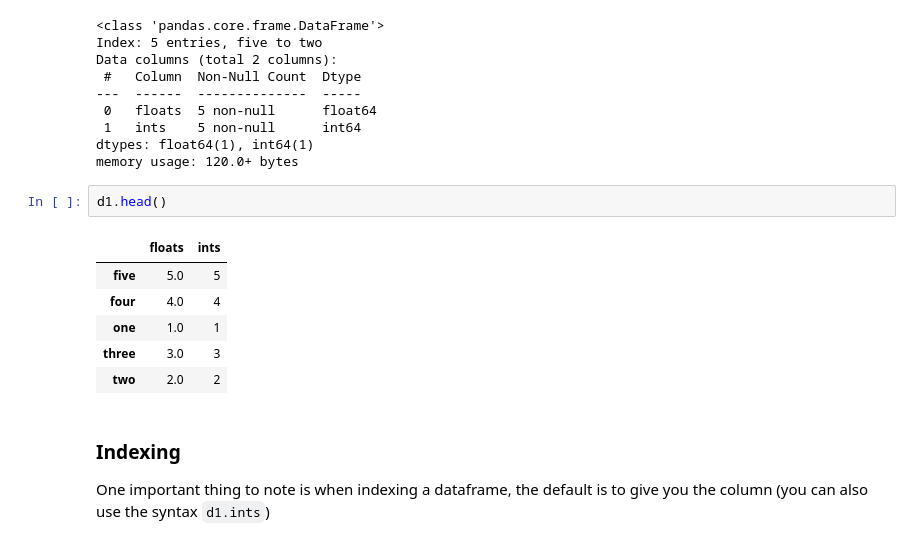
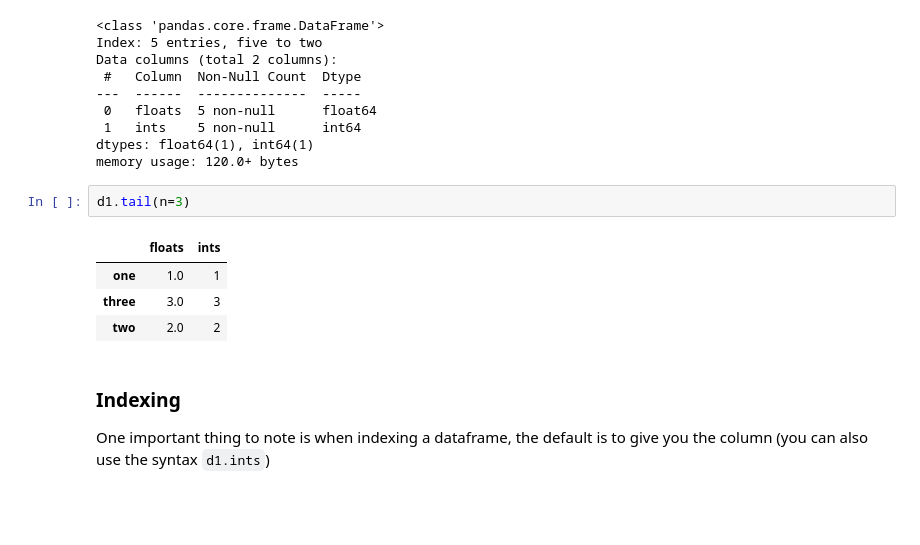
Before and after one commit to ianabc/m2pi2024, a Jupyter notebook: LectureNotes/Pandas.ipynb, the cells around one changed output. Cells and saved outputs as stored; diff of their text form; blank space fills up the shorter version.

```diff
--- a/LectureNotes/Pandas.ipynb
+++ b/LectureNotes/Pandas.ipynb
@@ -308,15 +306,13 @@ Data columns (total 2 columns):
  1   ints    5 non-null      int64
 dtypes: float64(1), int64(1)
 memory usage: 120.0+ bytes
-# %%
-d1.head()
-# %% [output]
-|  | floats | ints |
-| five | 5.0 | 5 |
-| four | 4.0 | 4 |
-| one | 1.0 | 1 |
-| three | 3.0 | 3 |
-| two | 2.0 | 2 |
+# %%
+d1.tail(n=3)
+# %% [output]
+|  | floats | ints |
+| one | 1.0 | 1 |
+| three | 3.0 | 3 |
+| two | 2.0 | 2 |
 # %% [markdown]
 ### Indexing
 
```
Also changed, not shown: parts of 48 cells of this notebook, 2 other files.
